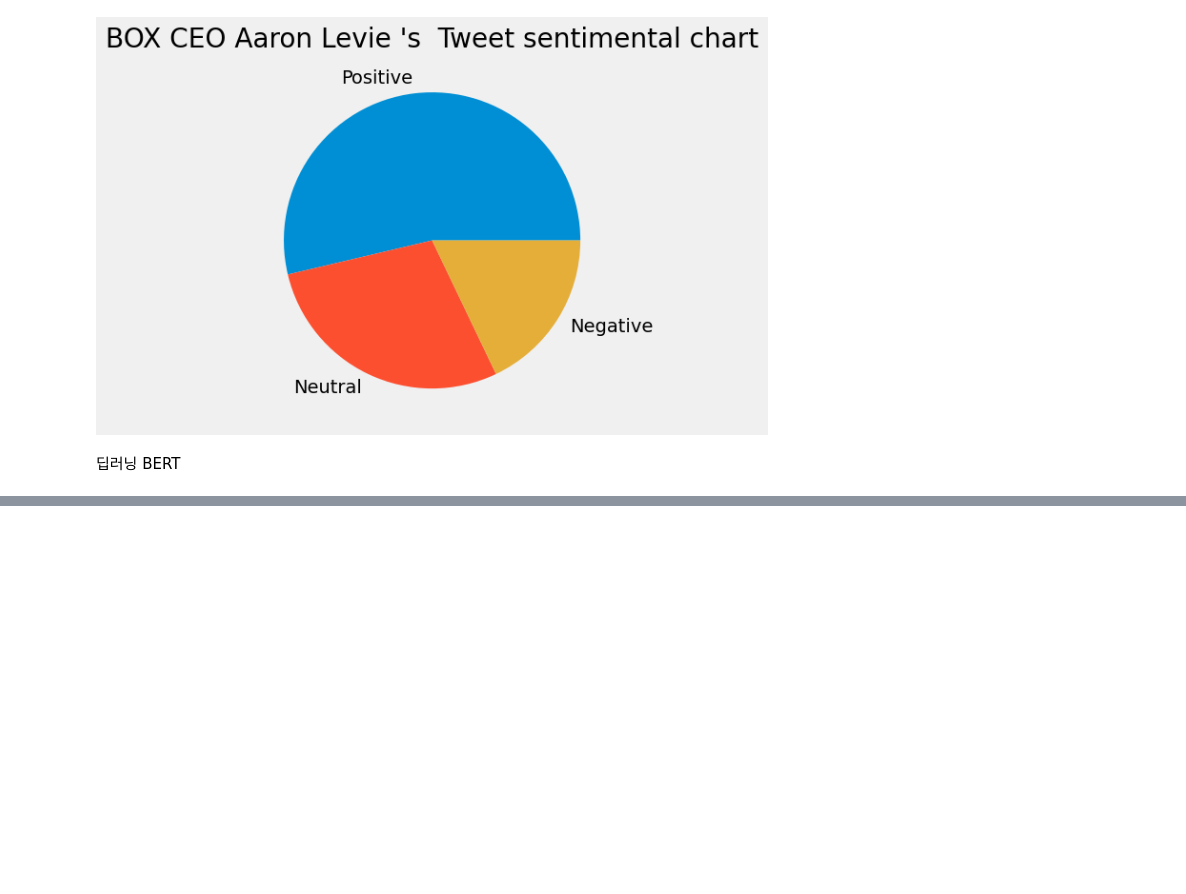
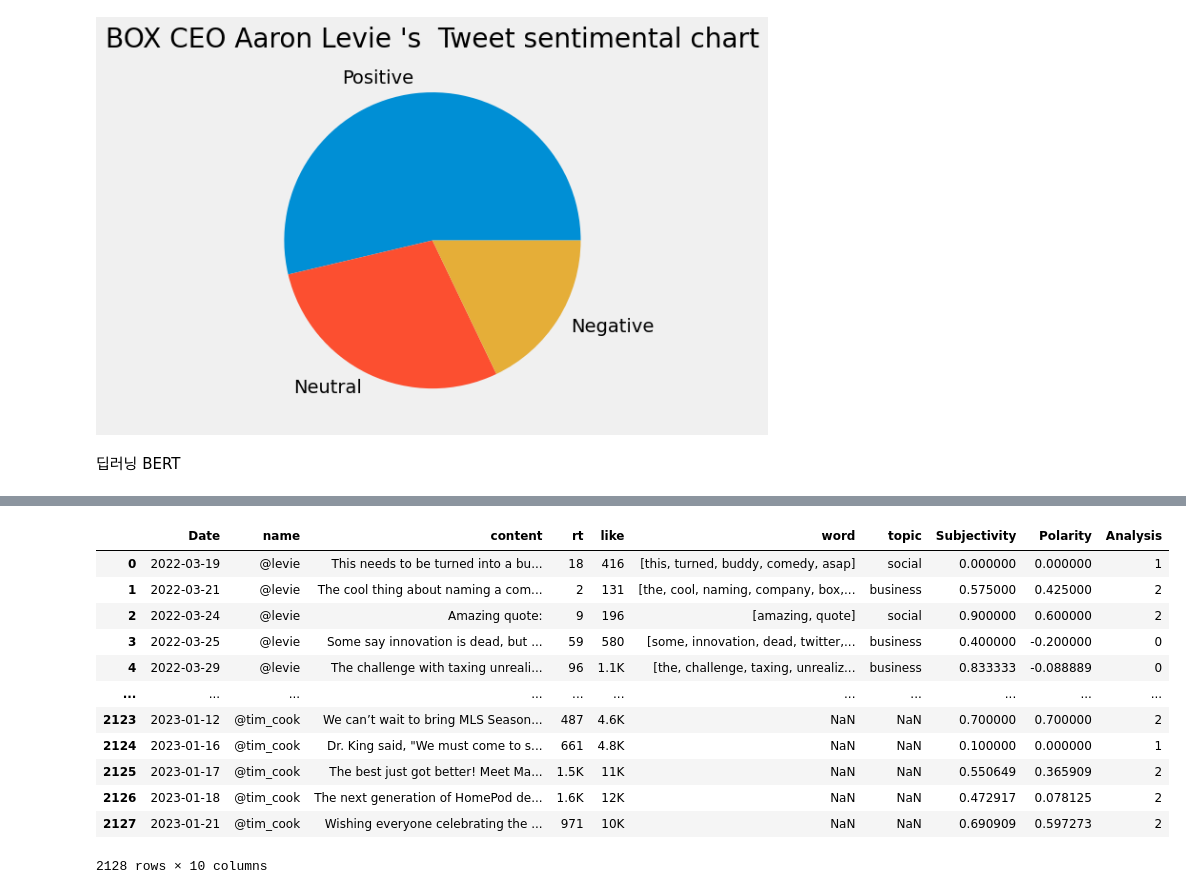
Before and after one commit to Ufoanbin/CodeWarrior_proj, a Jupyter notebook: final_analysis/final_analysis.ipynb, the cells around one changed output, grey strips where cells are left out. Saved outputs shown, nothing was run; the diff lists cells and outputs as text; code cells hidden in the pictures; blank space fills up the shorter version.

```diff
--- a/final_analysis/final_analysis.ipynb
+++ b/final_analysis/final_analysis.ipynb
@@ -347,0 +645,3 @@ SyntaxError: invalid syntax (4028310026.py, line 2)
+# %%
+topic_df = pd.DataFrame(topic_conv_list)
+topic_df
@@ -347,0 +751,16 @@ SyntaxError: invalid syntax (4028310026.py, line 2)
+# %%
+twt_merge22
+# %% [output]
+|  | Date | name | content | rt | like | word | topic | Subjectivity | Polarity | Analysis |
+| 0 | 2022-03-19 | @levie | This needs to be turned into a bu... | 18 | 416 | [this, turned, buddy, comedy, asap] | social | 0.000000 | 0.000000 | 1 |
+| 1 | 2022-03-21 | @levie | The cool thing about naming a com... | 2 | 131 | [the, cool, naming, company, box,... | business | 0.575000 | 0.425000 | 2 |
+| 2 | 2022-03-24 | @levie | Amazing quote: | 9 | 196 | [amazing, quote] | social | 0.900000 | 0.600000 | 2 |
+| 3 | 2022-03-25 | @levie | Some say innovation is dead, but ... | 59 | 580 | [some, innovation, dead, twitter,... | business | 0.400000 | -0.200000 | 0 |
+| 4 | 2022-03-29 | @levie | The challenge with taxing unreali... | 96 | 1.1K | [the, challenge, taxing, unrealiz... | business | 0.833333 | -0.088889 | 0 |
+| ... | ... | ... | ... | ... | ... | ... | ... | ... | ... | ... |
+| 2123 | 2023-01-12 | @tim_cook | We can’t wait to bring MLS Season... | 487 | 4.6K | NaN | NaN | 0.700000 | 0.700000 | 2 |
+| 2124 | 2023-01-16 | @tim_cook | Dr. King said, "We must come to s... | 661 | 4.8K | NaN | NaN | 0.100000 | 0.000000 | 1 |
+| 2125 | 2023-01-17 | @tim_cook | The best just got better! Meet Ma... | 1.5K | 11K | NaN | NaN | 0.550649 | 0.365909 | 2 |
+| 2126 | 2023-01-18 | @tim_cook | The next generation of HomePod de... | 1.6K | 12K | NaN | NaN | 0.472917 | 0.078125 | 2 |
+| 2127 | 2023-01-21 | @tim_cook | Wishing everyone celebrating the ... | 971 | 10K | NaN | NaN | 0.690909 | 0.597273 | 2 |
+2128 rows × 10 columns
```
Also changed, not shown: parts of 41 cells of this notebook, 21 other files.
